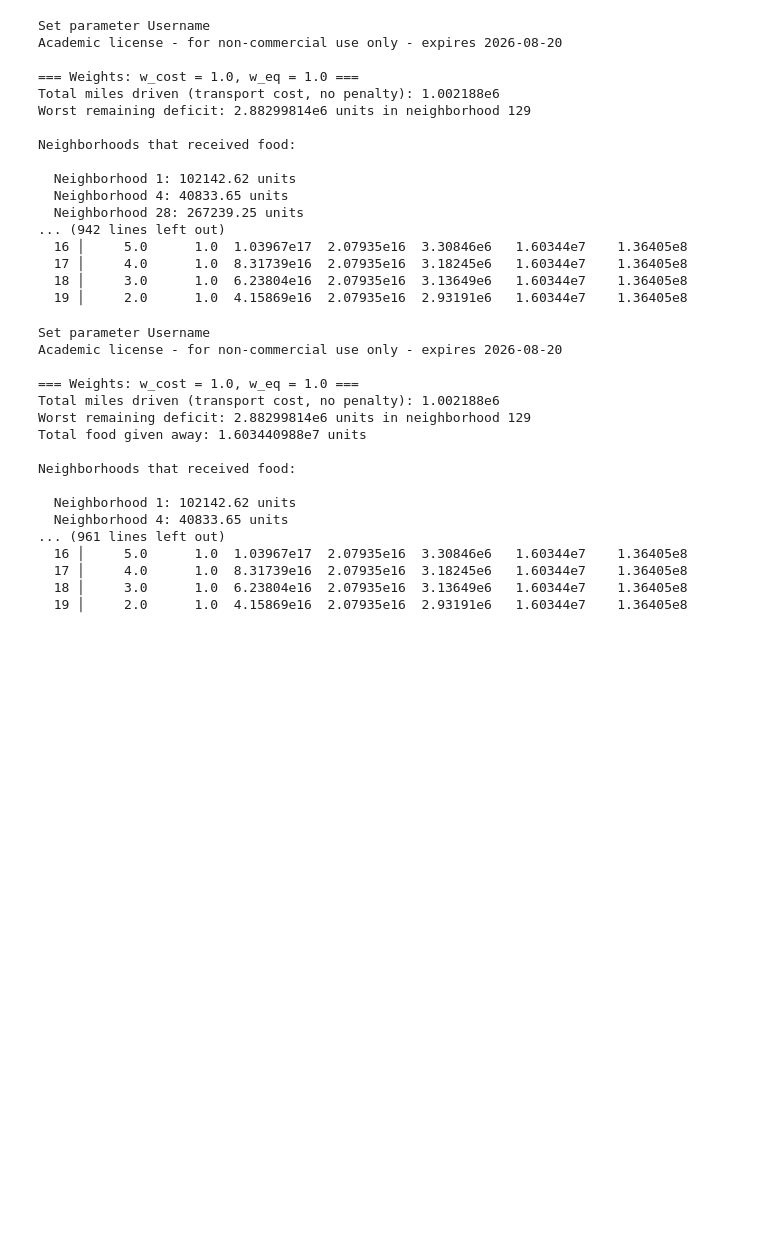
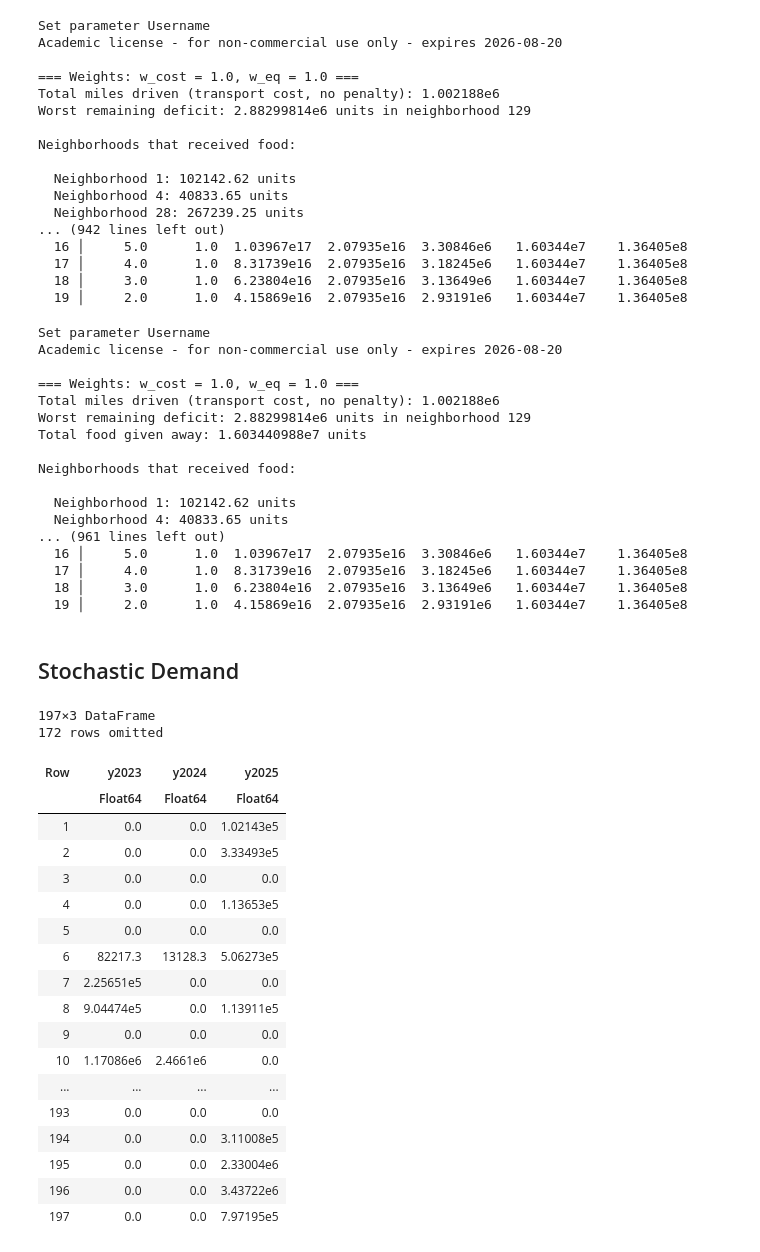
Before and after one commit to lauren-montigue/Optimizing-Food-Waste-Distribution-NY, a Jupyter notebook: notebooks/food_rescue_optimization.ipynb, the cells around one changed output. Cells and saved outputs as stored; diff of their text form; code cells hidden in the pictures; blank space fills up the shorter version.

Commit message:
Added the stochastic demand model in food_rescue_optimization.ipynb

```diff
--- a/notebooks/food_rescue_optimization.ipynb
+++ b/notebooks/food_rescue_optimization.ipynb
@@ -1004,3 +1004,46 @@ if termination_status(model_b) == MOI.OPTIMAL
     export_flows(value.(x_b), value.(y_b), "viz_data/flows_balanced.csv")
     CSV.write("viz_data/allocations_balanced.csv", DataFrame(neighborhood_id=1:N, received=value.(r_b)))
 end
+# %% [markdown]
+## Stochastic Demand
+# %%
+R = nrow(restaurant_data)
+D = nrow(food_scrap_locations)
+N = nrow(neighborhood_supply[neighborhood_supply.Year .== 2023, :])
+Q = sum(restaurant_data.supply)
+
+M = sum(demand)
+F = 10000       # Center opening cost
+
+S = 3 # 3 demand years
+
+demand_2023 = neighborhood_supply[neighborhood_supply.Year .== 2023, :].demand
+demand_2024 = neighborhood_supply[neighborhood_supply.Year .== 2024, :].demand
+demand_2025 = neighborhood_supply[neighborhood_supply.Year .== 2025, :].demand
+
+demand_df = DataFrame(
+    y2023 = demand_2023,
+    y2024 = demand_2024,
+    y2025 = demand_2025
+)
+# %% [output]
+197×3 DataFrame
+172 rows omitted
+| Row | y2023 | y2024 | y2025 |
+|  | Float64 | Float64 | Float64 |
+| 1 | 0.0 | 0.0 | 1.02143e5 |
+| 2 | 0.0 | 0.0 | 3.33493e5 |
+| 3 | 0.0 | 0.0 | 0.0 |
+| 4 | 0.0 | 0.0 | 1.13653e5 |
+| 5 | 0.0 | 0.0 | 0.0 |
+| 6 | 82217.3 | 13128.3 | 5.06273e5 |
+| 7 | 2.25651e5 | 0.0 | 0.0 |
+| 8 | 9.04474e5 | 0.0 | 1.13911e5 |
+| 9 | 0.0 | 0.0 | 0.0 |
+| 10 | 1.17086e6 | 2.4661e6 | 0.0 |
+| ... | ... | ... | ... |
+| 193 | 0.0 | 0.0 | 0.0 |
+| 194 | 0.0 | 0.0 | 3.11008e5 |
+| 195 | 0.0 | 0.0 | 2.33004e6 |
+| 196 | 0.0 | 0.0 | 3.43722e6 |
+| 197 | 0.0 | 0.0 | 7.97195e5 |
```
Also changed, not shown: parts of 4 cells of this notebook.
